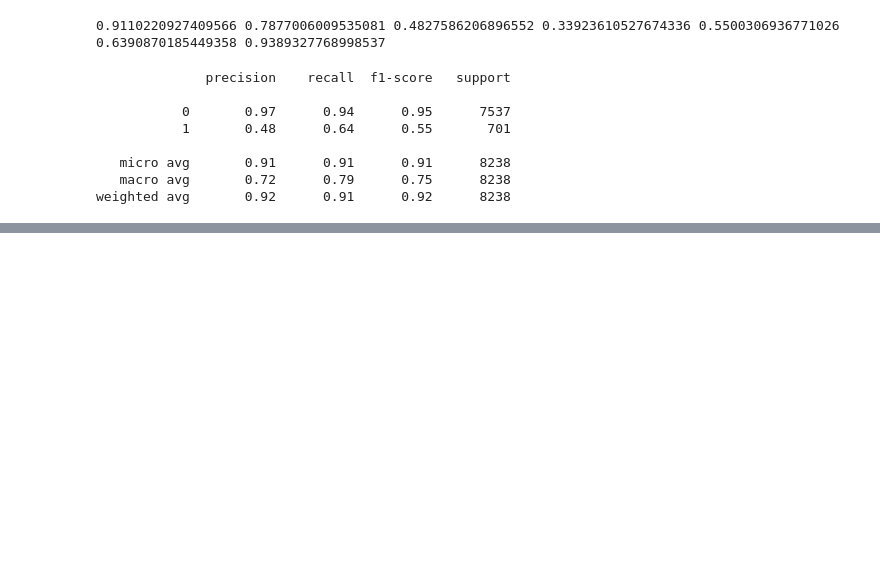
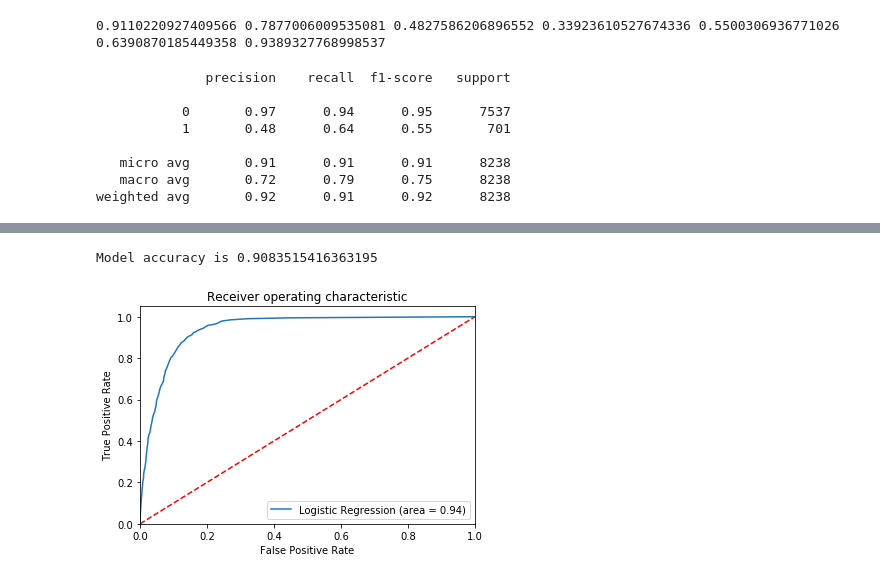
Before and after one commit to finnqiao/bank-logistic, a Jupyter notebook: bank-logistic-v2.ipynb, the cells around one changed output, grey strips where cells are left out. Saved outputs shown, nothing was run; the diff lists cells and outputs as text; code cells hidden in the pictures; blank space fills up the shorter version.

```diff
--- a/bank-logistic-v2.ipynb
+++ b/bank-logistic-v2.ipynb
@@ -211,3 +211,5 @@ weighted avg       0.92      0.91      0.92      8238
 
 sm = SMOTE(random_state = 2)
 X_train_res, y_train_res = sm.fit_sample(X_train, y_train.ravel())
+
+best_clf = clf.fit(X_train_res, y_train_res)
@@ -213,0 +233,23 @@ X_train_res, y_train_res = sm.fit_sample(X_train, y_train.ravel())
+# %%
+print('Model accuracy is',best_clf.score(X_test, y_test))
+# %% [output]
+Model accuracy is 0.9083515416363195
+# %%
+probs = best_clf.predict_proba(X_test)
+preds = probs[:,1]
+fpr, tpr, threshold = metrics.roc_curve(y_test, preds)
+roc_auc = metrics.auc(fpr, tpr)
+
+plt.figure()
+plt.plot(fpr, tpr, label='Logistic Regression (area = %0.2f)' % roc_auc)
+plt.plot([0, 1], [0, 1],'r--')
+plt.xlim([0.0, 1.0])
+plt.ylim([0.0, 1.05])
+plt.xlabel('False Positive Rate')
+plt.ylabel('True Positive Rate')
+plt.title('Receiver operating characteristic')
+plt.legend(loc="lower right")
+plt.savefig('Log_ROC')
+plt.show()
+# %% [output]
+[figure, added]
```
Also changed, not shown: parts of 4 cells of this notebook, 2 other files.
